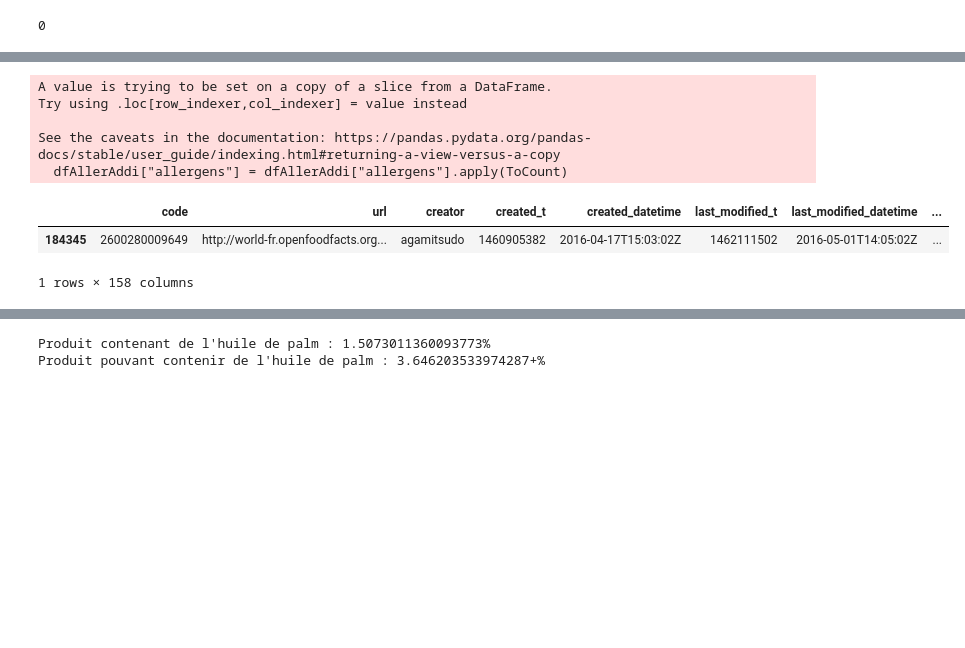
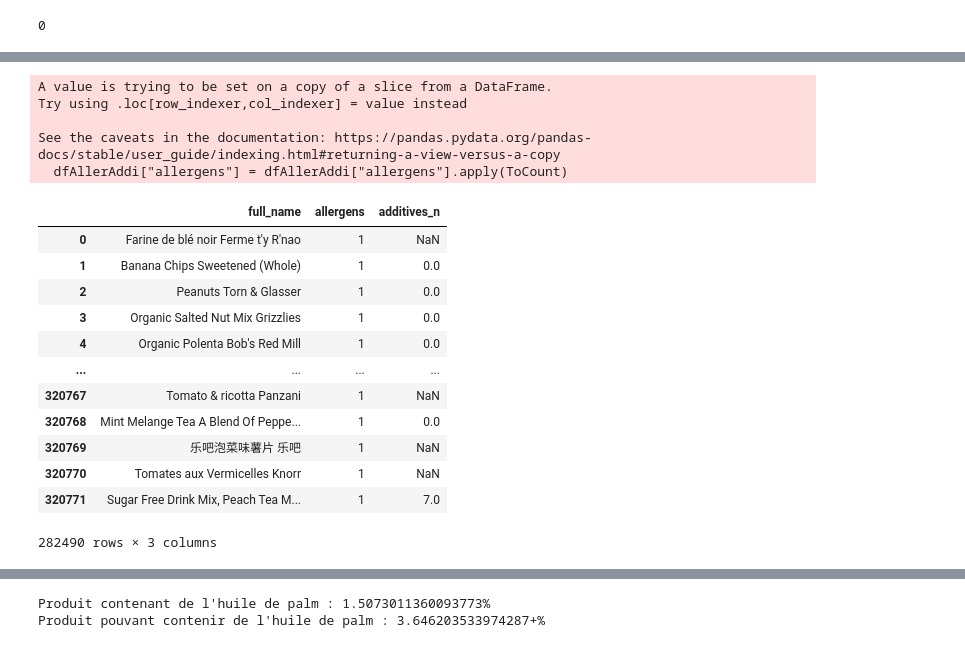
Before and after one commit to Solenhya/IAFood-P4-DevIA-G1, a Jupyter notebook: Améliorer la santé par l'IA - Analyse des données Open Food Facts.ipynb, the cells around one changed output, grey strips where cells are left out. Saved outputs shown, nothing was run; the diff lists cells and outputs as text; code cells hidden in the pictures; blank space fills up the shorter version.

```diff
--- a/Améliorer la santé par l'IA - Analyse des données Open Food Facts.ipynb
+++ b/Améliorer la santé par l'IA - Analyse des données Open Food Facts.ipynb
@@ -371,25 +381,35 @@ dataGen["full_name"]=dataGen["product_name"]+" "+dataGen["brands"]
 # %%
 #5. Quels aliments contiennent le plus/le moins d'allergènes, d'additifs ?
 #Réponse 5
 dfAllerAddi = dfClean[["full_name","allergens","additives_n"]]
 dfAllerAddi["allergens"] = dfAllerAddi["allergens"].apply(ToCount)
 dfClean["allergens_n"]=dfAllerAddi["allergens"]
 #dfAllerAddi.sort_values(by=["allergens"],ascending=False).head(20)
 #dfAllerAddi.sort_values(by=["allergens"],ascending=True).head(20)
 #dfAllerAddi.sort_values(by=["additives_n"],ascending=False).head(20)
 #dfAllerAddi.sort_values(by=["additives_n"],ascending=True).head(20)
 
-dfClean[dfClean["full_name"]=="Confiserie sans marque"]
-#dfAllerAddi
+#dfClean[dfClean["full_name"]=="Confiserie sans marque"]
+dfAllerAddi
 # %% [output]
 A value is trying to be set on a copy of a slice from a DataFrame.
 Try using .loc[row_indexer,col_indexer] = value instead
 
 See the caveats in the documentation: https://pandas.pydata.org/pandas-docs/stable/user_guide/indexing.html#returning-a-view-versus-a-copy
   dfAllerAddi["allergens"] = dfAllerAddi["allergens"].apply(ToCount)
-|  | code | url | creator | created_t | created_datetime | last_modified_t | last_modified_datetime | ... |
-| 184345 | 2600280009649 | http://world-fr.openfoodfacts.org... | agamitsudo | 1460905382 | 2016-04-17T15:03:02Z | 1462111502 | 2016-05-01T14:05:02Z | ... |
+|  | full_name | allergens | additives_n |
+| 0 | Farine de blé noir Ferme t'y R'nao | 1 | NaN |
+| 1 | Banana Chips Sweetened (Whole) | 1 | 0.0 |
+| 2 | Peanuts Torn & Glasser | 1 | 0.0 |
+| 3 | Organic Salted Nut Mix Grizzlies | 1 | 0.0 |
+| 4 | Organic Polenta Bob's Red Mill | 1 | 0.0 |
+| ... | ... | ... | ... |
+| 320767 | Tomato & ricotta Panzani | 1 | NaN |
+| 320768 | Mint Melange Tea A Blend Of Peppe... | 1 | 0.0 |
+| 320769 | 乐吧泡菜味薯片 乐吧 | 1 | NaN |
+| 320770 | Tomates aux Vermicelles Knorr | 1 | NaN |
+| 320771 | Sugar Free Drink Mix, Peach Tea M... | 1 | 7.0 |
-1 rows × 158 columns
+282490 rows × 3 columns
 # %%
 #Reponse 6
 #Existe-t-il une corrélation entre la quantité de sucre et le Nutri-Score ?
```
Also changed, not shown: parts of 14 cells of this notebook, 5 other files.
